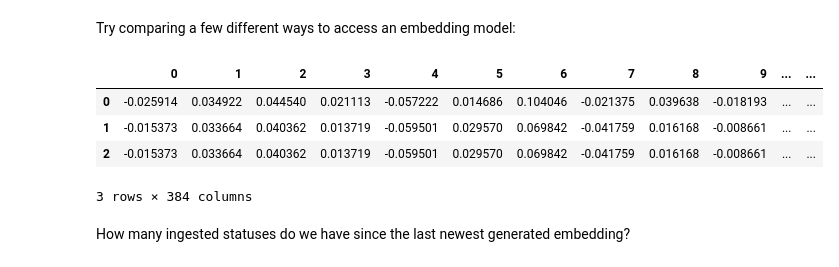
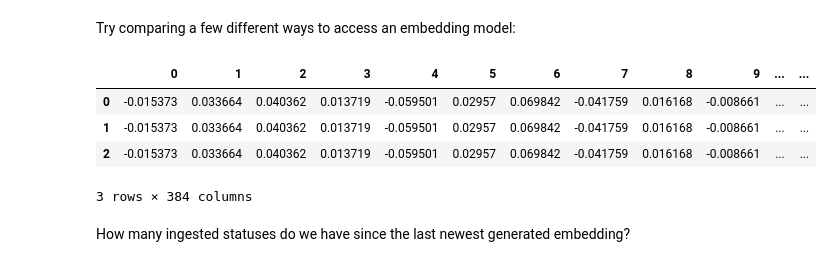
Before and after one commit to lmorchard/pubpulse, a Jupyter notebook: notebook/index.ipynb, the cells around one changed output. Drawn from its saved outputs; the diff is of its cells as text; code cells hidden in the pictures.

```diff
--- a/notebook/index.ipynb
+++ b/notebook/index.ipynb
@@ -149,37 +149,37 @@ chunks = [
     "Have you the like of pie!",
     "I like pie",
     "Etiam non feugiat sapien. Vestibulum accumsan elit massa, at volutpat augue lacinia lacinia.",
     "Lorem ipsum dolor sit amet consectetur adipiscing elit Aliquam mattis arcu sit amet ex convallis ac varius lacus vehicula",
 ]
 
 local_api_resp = requests.post(
     f"{config.ml_api_url}/embeddings",
     json = { "inputs": chunks }
 )
-embeddings_from_local_api = response.json()
+embeddings_from_local_api = local_api_resp.json()
 
 response = requests.post(
     f"https://api-inference.huggingface.co/pipeline/feature-extraction/sentence-transformers/all-MiniLM-L6-v2",
     headers={"Authorization": f"Bearer {config.hf_token}"},
     json={
         "inputs": chunks,
         "options":{"wait_for_model":True}
     }
 )
 embeddings_from_hf = response.json()
 
 embeddings_from_model = embedding_model.encode(chunks)
 
 pd.DataFrame([
     embeddings_from_local_api[0],
     embeddings_from_hf[0],
     embeddings_from_model[0],
 ])
 # %% [output]
 |  | 0 | 1 | 2 | 3 | 4 | 5 | 6 | 7 | 8 | 9 | ... | ... |
-| 0 | -0.025914 | 0.034922 | 0.044540 | 0.021113 | -0.057222 | 0.014686 | 0.104046 | -0.021375 | 0.039638 | -0.018193 | ... | ... |
-| 1 | -0.015373 | 0.033664 | 0.040362 | 0.013719 | -0.059501 | 0.029570 | 0.069842 | -0.041759 | 0.016168 | -0.008661 | ... | ... |
-| 2 | -0.015373 | 0.033664 | 0.040362 | 0.013719 | -0.059501 | 0.029570 | 0.069842 | -0.041759 | 0.016168 | -0.008661 | ... | ... |
+| 0 | -0.015373 | 0.033664 | 0.040362 | 0.013719 | -0.059501 | 0.02957 | 0.069842 | -0.041759 | 0.016168 | -0.008661 | ... | ... |
+| 1 | -0.015373 | 0.033664 | 0.040362 | 0.013719 | -0.059501 | 0.02957 | 0.069842 | -0.041759 | 0.016168 | -0.008661 | ... | ... |
+| 2 | -0.015373 | 0.033664 | 0.040362 | 0.013719 | -0.059501 | 0.02957 | 0.069842 | -0.041759 | 0.016168 | -0.008661 | ... | ... |
 3 rows × 384 columns
 # %% [markdown]
 How many ingested statuses do we have since the last newest generated embedding?
```
Also changed, not shown: parts of 7 cells of this notebook, 23 other files.
